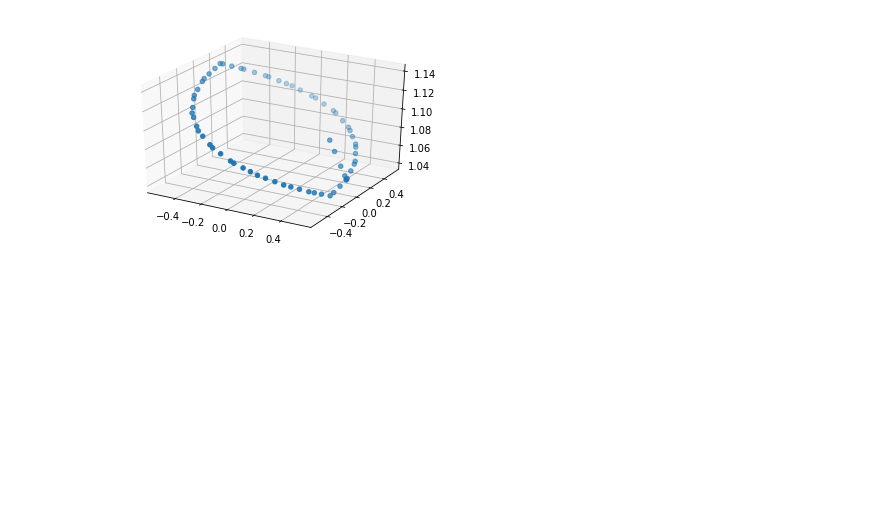
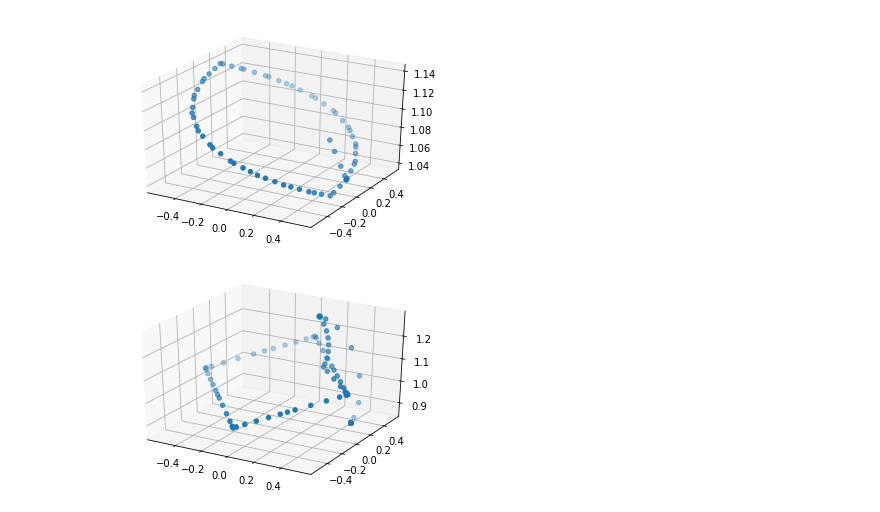
Before and after one commit to javathunderman/Lab_7, a Jupyter notebook: src/ur3e_trajectory/plots.ipynb, the cells around one changed output. Saved outputs shown, nothing was run; the diff lists cells and outputs as text; code cells hidden in the pictures; blank space fills up the shorter version.

```diff
--- a/src/ur3e_trajectory/plots.ipynb
+++ b/src/ur3e_trajectory/plots.ipynb
@@ -18,3 +18,11 @@ ax.scatter(xs=circle_table['x'], ys=circle_table['y'], zs=circle_table['z'])
 plt.show()
 # %% [output]
 [figure]
+# %%
+real_square_table = pd.read_csv("real_square.csv")
+fig = plt.figure()
+ax = fig.add_subplot(projection='3d')
+ax.scatter(xs=real_square_table['x'], ys=real_square_table['y'], zs=real_square_table['z'])
+plt.show()
+# %% [output]
+[figure, added]
```
Also changed, not shown: 5 other files.
